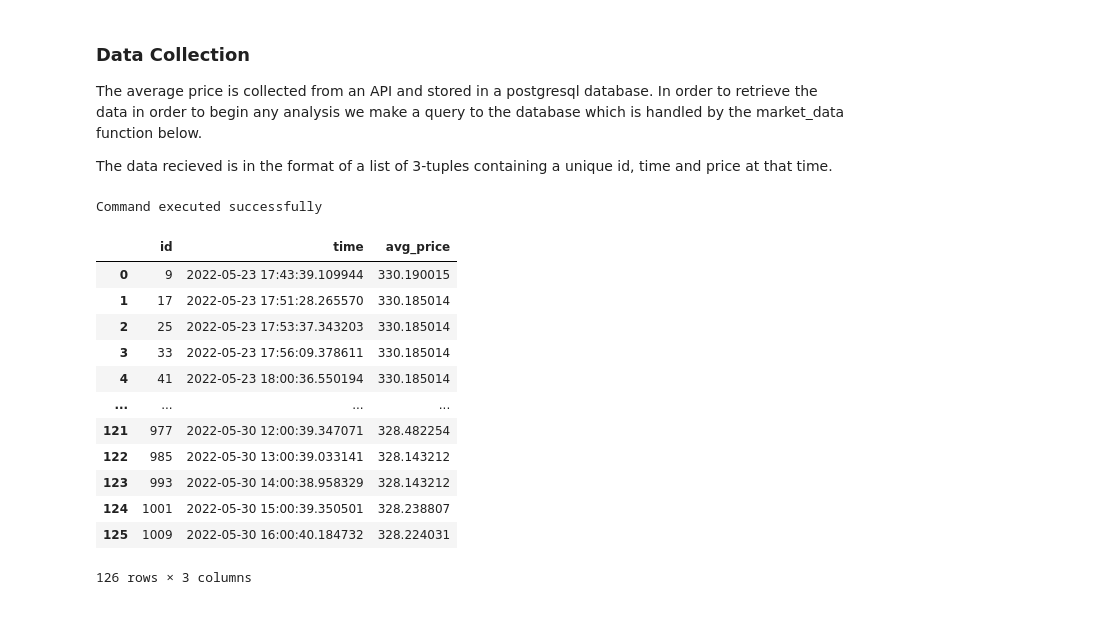
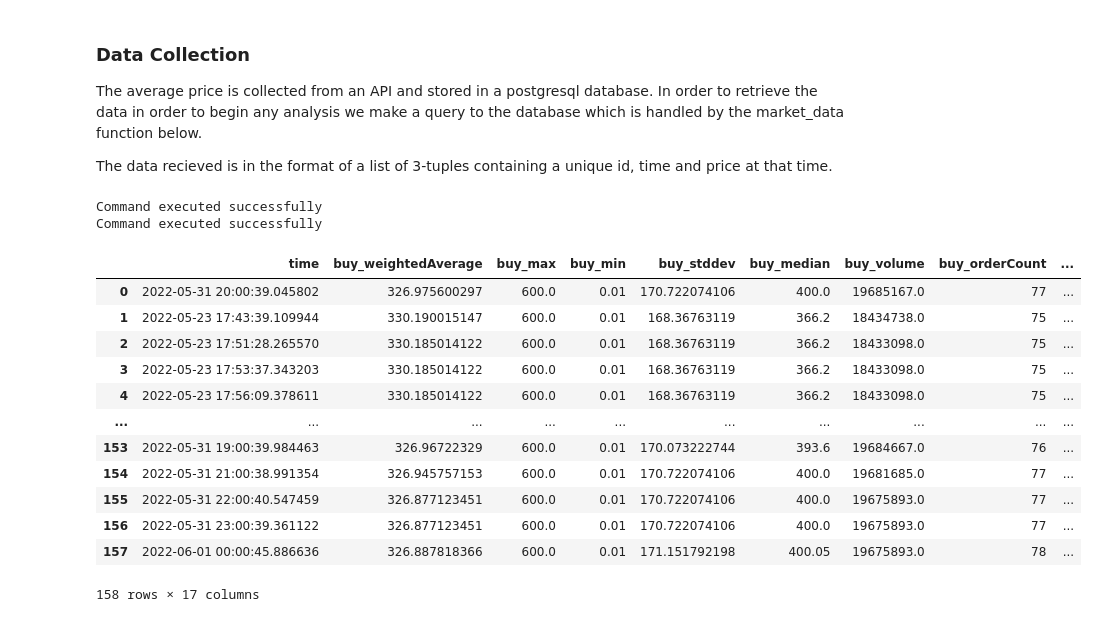
Before and after one commit to defunSM/Data-Science-Portfolio, a Jupyter notebook: Eve_Online_PI_Price_Forecaster/notebooks/PI_Price_EDA.ipynb, the cells around one changed output. Saved outputs shown, nothing was run; the diff lists cells and outputs as text; code cells hidden in the pictures.

```diff
--- a/Eve_Online_PI_Price_Forecaster/notebooks/PI_Price_EDA.ipynb
+++ b/Eve_Online_PI_Price_Forecaster/notebooks/PI_Price_EDA.ipynb
@@ -100,20 +89,52 @@ def market_data(item_name: str, region_id: str | int = "0", order_type: str = "b
-# %%
-# Historical average buy order price for Silicon
-df = pd.DataFrame(data=market_data("Silicon"), columns=["id", "time", "avg_price"])
-df.avg_price = pd.to_numeric(df.avg_price)
-df
-# %% [output]
-Command executed successfully
-|  | id | time | avg_price |
-| 0 | 9 | 2022-05-23 17:43:39.109944 | 330.190015 |
-| 1 | 17 | 2022-05-23 17:51:28.265570 | 330.185014 |
-| 2 | 25 | 2022-05-23 17:53:37.343203 | 330.185014 |
-| 3 | 33 | 2022-05-23 17:56:09.378611 | 330.185014 |
-| 4 | 41 | 2022-05-23 18:00:36.550194 | 330.185014 |
-| ... | ... | ... | ... |
-| 121 | 977 | 2022-05-30 12:00:39.347071 | 328.482254 |
-| 122 | 985 | 2022-05-30 13:00:39.033141 | 328.143212 |
-| 123 | 993 | 2022-05-30 14:00:38.958329 | 328.143212 |
-| 124 | 1001 | 2022-05-30 15:00:39.350501 | 328.238807 |
-| 125 | 1009 | 2022-05-30 16:00:40.184732 | 328.224031 |
-126 rows × 3 columns
+# %%
+# TODO: Improve function to follow dry principles
+def create_item_dataframe(raw_material_name: str, region_id: str | int = "0"):
+    # Historical average buy order stats for raw_material_name
+    market_stats = market_data(raw_material_name, region_id=region_id)
+    silicon_market_stats = [i[2] for i in market_stats]
+    times = [i[1] for i in market_stats]
+
+    # Joining together dataframes
+    df = pd.DataFrame(data=silicon_market_stats)
+    df.rename(columns=lambda x: "buy_" + x, inplace=True)
+
+    df1 = pd.DataFrame(data=times, columns=["time"])
+
+    df = pd.concat([df1, df], axis=1)
+
+    market_stats = market_data(raw_material_name, region_id=region_id, order_type="sell")
+    silicon_market_stats = [i[2] for i in market_stats]
+    times = [i[1] for i in market_stats]
+
+    # Joining together dataframes
+    df_sell = pd.DataFrame(data=silicon_market_stats)
+    df_sell.rename(columns=lambda x: "sell_" + x, inplace=True)
+
+    df_times = pd.DataFrame(data=times, columns=["time"])
+    #df_sell = pd.concat([df_times, df_sell])
+
+    df = pd.concat([df, df_sell], axis=1)
+
+    return df
+
+def create_item_plot(raw_material_name: str):
+    pass
+# %%
+#market_data("Silicon", "0", order_type="sell")
+create_item_dataframe("Silicon", "0")
+# %% [output]
+Command executed successfully
+Command executed successfully
+|  | time | buy_weightedAverage | buy_max | buy_min | buy_stddev | buy_median | buy_volume | buy_orderCount | ... |
+| 0 | 2022-05-31 20:00:39.045802 | 326.975600297 | 600.0 | 0.01 | 170.722074106 | 400.0 | 19685167.0 | 77 | ... |
+| 1 | 2022-05-23 17:43:39.109944 | 330.190015147 | 600.0 | 0.01 | 168.36763119 | 366.2 | 18434738.0 | 75 | ... |
+| 2 | 2022-05-23 17:51:28.265570 | 330.185014122 | 600.0 | 0.01 | 168.36763119 | 366.2 | 18433098.0 | 75 | ... |
+| 3 | 2022-05-23 17:53:37.343203 | 330.185014122 | 600.0 | 0.01 | 168.36763119 | 366.2 | 18433098.0 | 75 | ... |
+| 4 | 2022-05-23 17:56:09.378611 | 330.185014122 | 600.0 | 0.01 | 168.36763119 | 366.2 | 18433098.0 | 75 | ... |
+| ... | ... | ... | ... | ... | ... | ... | ... | ... | ... |
+| 153 | 2022-05-31 19:00:39.984463 | 326.96722329 | 600.0 | 0.01 | 170.073222744 | 393.6 | 19684667.0 | 76 | ... |
+| 154 | 2022-05-31 21:00:38.991354 | 326.945757153 | 600.0 | 0.01 | 170.722074106 | 400.0 | 19681685.0 | 77 | ... |
+| 155 | 2022-05-31 22:00:40.547459 | 326.877123451 | 600.0 | 0.01 | 170.722074106 | 400.0 | 19675893.0 | 77 | ... |
+| 156 | 2022-05-31 23:00:39.361122 | 326.877123451 | 600.0 | 0.01 | 170.722074106 | 400.0 | 19675893.0 | 77 | ... |
+| 157 | 2022-06-01 00:00:45.886636 | 326.887818366 | 600.0 | 0.01 | 171.151792198 | 400.05 | 19675893.0 | 78 | ... |
+158 rows × 17 columns
```
Also changed, not shown: parts of 9 cells of this notebook.
